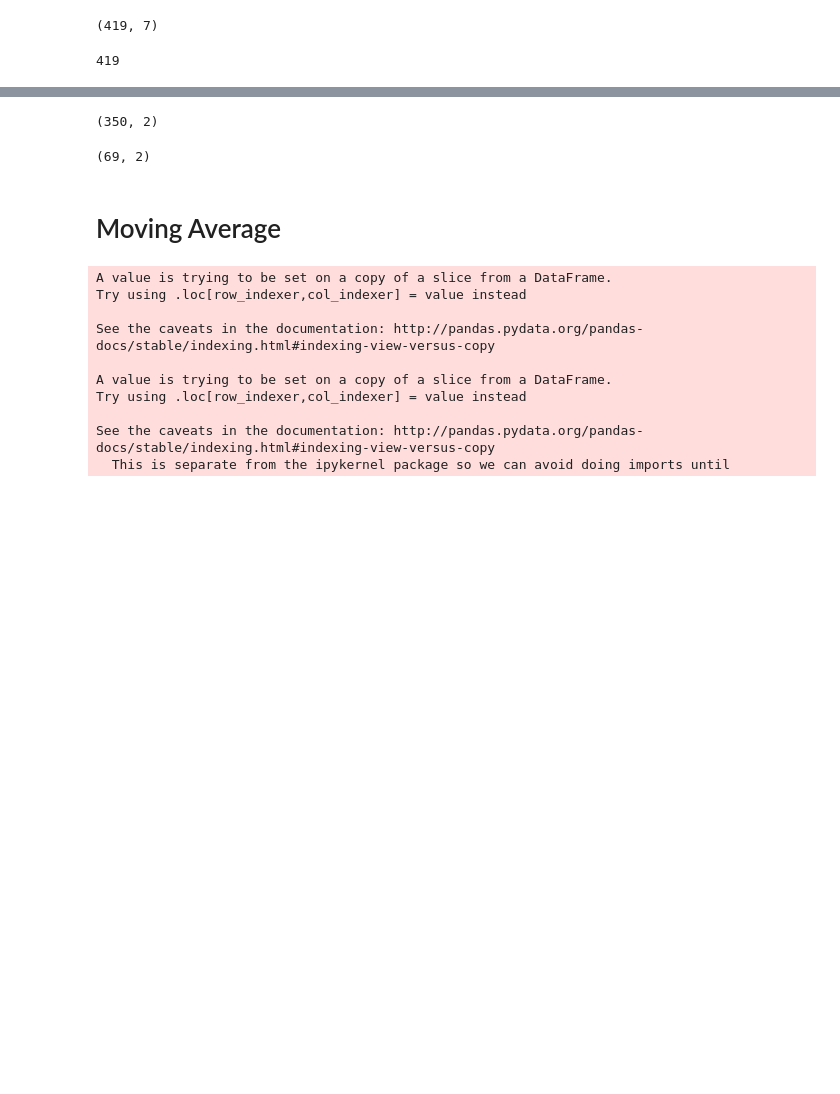
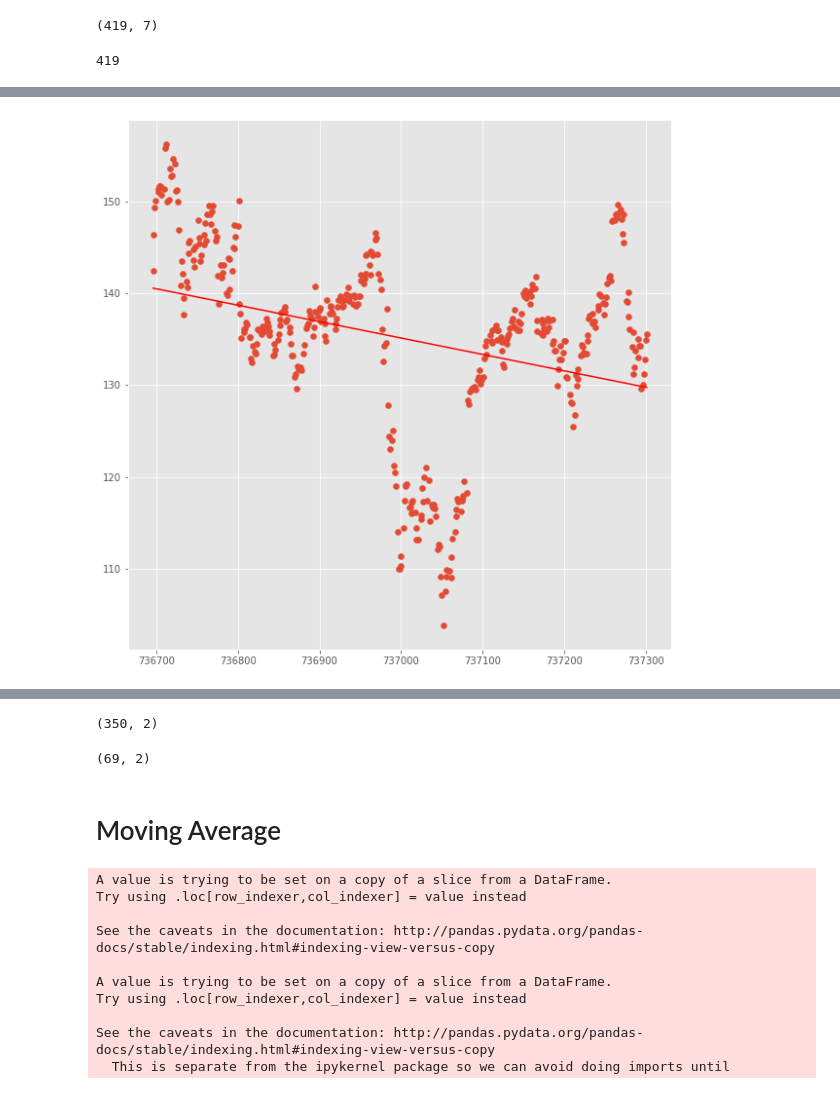
Before and after one commit to dctec/mlc, a Jupyter notebook: week2/StockPrediction/Homework2.ipynb, the cells around one changed output, grey strips where cells are left out. Cells and saved outputs as stored; diff of their text form; code cells hidden in the pictures; blank space fills up the shorter version.

```diff
--- a/week2/StockPrediction/Homework2.ipynb
+++ b/week2/StockPrediction/Homework2.ipynb
@@ -112,0 +213,29 @@ len(df)
+# %%
+from sklearn.linear_model import LinearRegression
+
+# Need to convert Date field from [ns] type format to
+# a numerical value that can be casted to the same type
+# as 'Adj Close' because all values in a numpy array need
+# to be the same type (or be able to cast them)
+dfs = df.copy()
+dfs['Date']=pd.to_datetime(dfs.Date,format='%Y-%m-%d')
+dfs['Date']=dfs['Date'].map(datetime.datetime.toordinal)
+
+# .values method converts into a numpy array
+# .reshape(-1,1) transforms array([abc, def]) into array([[abc],[def])
+X = dfs.loc[:, ['Date']].values.reshape(-1, 1)  # values converts it into a numpy array
+Y = dfs.loc[:, ['Adj Close']].values.reshape(-1, 1)  # -1 means that calculate the dimension of rows, but have 1 column
+
+linear_regressor = LinearRegression()  # create object for the class
+linear_regressor.fit(X, Y)  # perform linear regression
+Y_pred = linear_regressor.predict(X)  # make predictions
+
+#Adjusting the style of matplotlib
+style.use('ggplot')
+plt.scatter(X, Y)
+plt.plot(X, Y_pred, color='red')
+plt.show()
+
+#https://towardsdatascience.com/a-beginners-guide-to-linear-regression-in-python-with-scikit-learn-83a8f7ae2b4f
+# %% [output]
+[figure, added]
```
Also changed, not shown: parts of 23 cells of this notebook.
